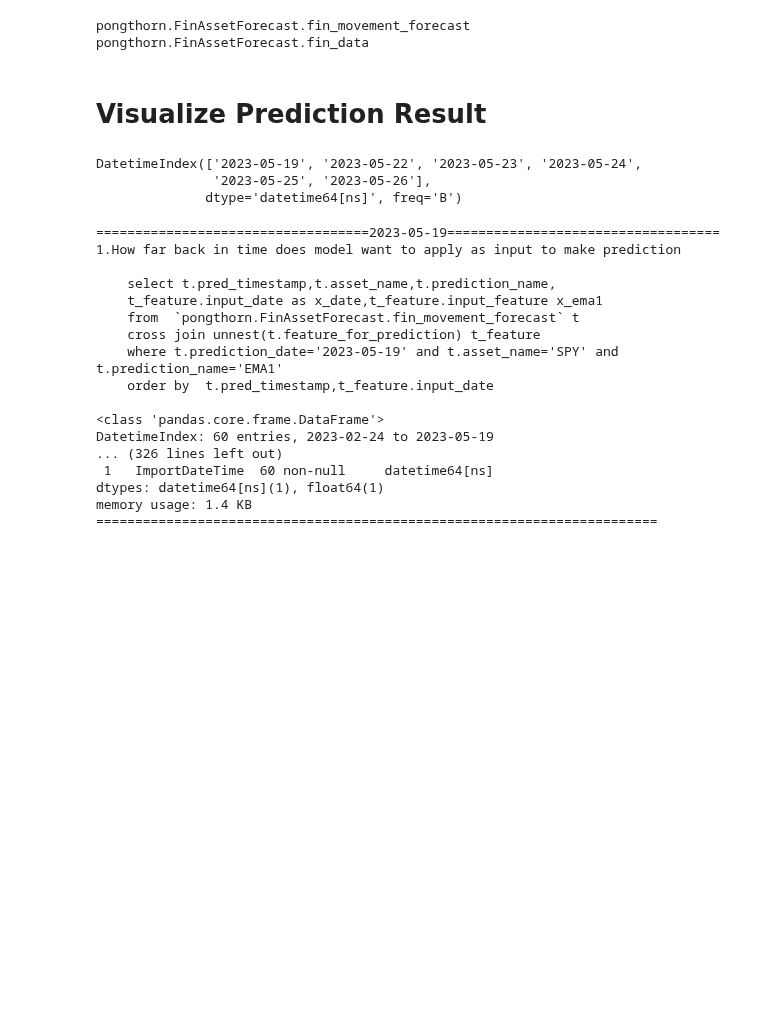
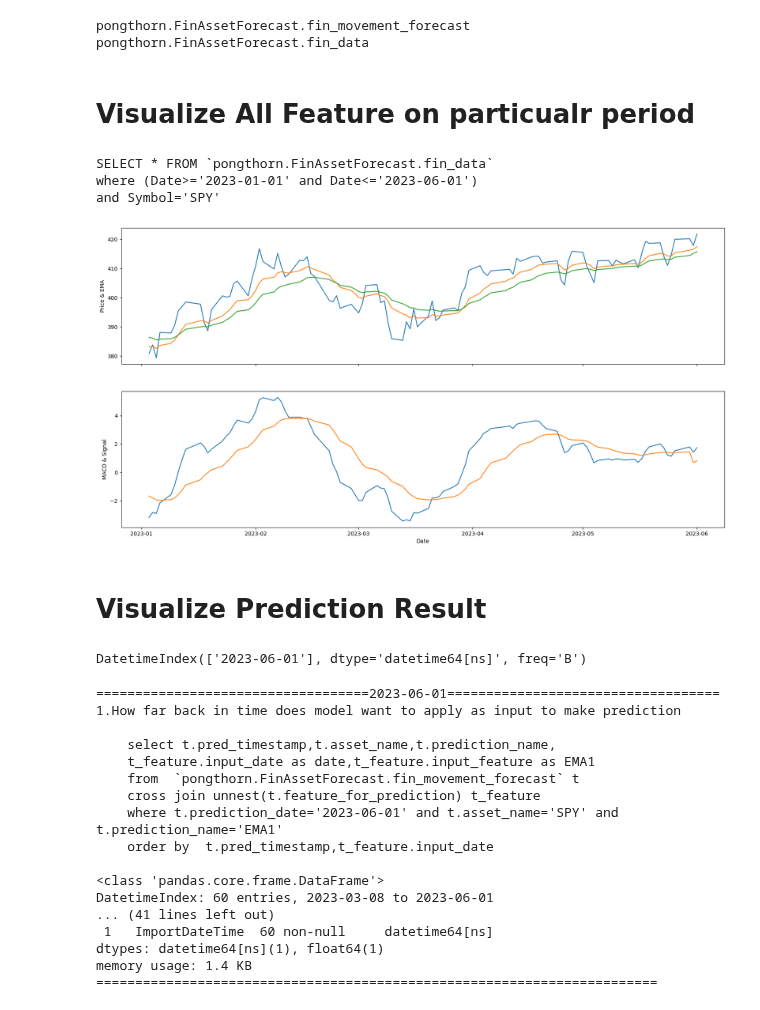
Before and after one commit to technqvi/TimeSeriesML-FinMarket, a Jupyter notebook: forecast-asset/visualize_forecast_result.ipynb, the cells around one changed output. Drawn from its saved outputs; the diff is of its cells as text; code cells hidden in the pictures; blank space fills up the shorter version.

```diff
--- a/forecast-asset/visualize_forecast_result.ipynb
+++ b/forecast-asset/visualize_forecast_result.ipynb
@@ -72,3 +69,34 @@ def load_data_bq(sql:str):
+# %% [markdown]
+# Visualize All Feature on particualr period
+# %%
+sqlData=f"""
+SELECT * FROM `pongthorn.FinAssetForecast.fin_data`
+where (Date>='{startPriceData}' and Date<='{endPriceData}')
+and Symbol='{asset_name}'
+"""
+print(sqlData)
+
+dfData=load_data_bq(sqlData)
+dfData=dfData.set_index('Date')
+dfData=dfData.sort_index()
+
+plt.subplots(2, 1, figsize = (20, 10),sharex=True)
+
+ax1 = plt.subplot(2, 1, 1)
+plt.plot(dfData.index,dfData[['Close','EMA1','EMA2']])
+plt.ylabel('Price & EMA')
+
+ax2 = plt.subplot(2, 1, 2)
+plt.plot(dfData.index,dfData[['MACD','SIGNAL']])
+plt.xlabel('Date')
+plt.ylabel('MACD & Signal')
+
+plt.show()
+# %% [output]
+SELECT * FROM `pongthorn.FinAssetForecast.fin_data`
+where (Date>='2023-01-01' and Date<='2023-06-01')
+and Symbol='SPY'
+[figure, added]
 # %%
 def get_forecasting_result_data(request):
 
@@ -146,37 +174,33 @@ def get_forecasting_result_data(request):
 # %% [markdown]
 # Visualize Prediction Result
 # %%
-startX='2023-05-19'
-endX='2023-05-26'
 dateRange=pd.date_range(start=startX,end=endX,freq='B')
 print(dateRange)
 # %% [output]
-DatetimeIndex(['2023-05-19', '2023-05-22', '2023-05-23', '2023-05-24',
-               '2023-05-25', '2023-05-26'],
-              dtype='datetime64[ns]', freq='B')
+DatetimeIndex(['2023-06-01'], dtype='datetime64[ns]', freq='B')
 # %%
 listDate =  [  d.strftime("%Y-%m-%d")  for d in dateRange.tolist()]
 dictData={}
 for d in listDate:
     print(f"==================================={d}===================================")
-    request={'start_date':d,'prediction_name':'EMA1','asset_name':'SPY'}
+    request={'start_date':d,'prediction_name':prediction,'asset_name':asset_name}
     data=get_forecasting_result_data(request)
     dictData[d]=data
     print(f"========================================================================")
 # %% [output]
-===================================2023-05-19===================================
+===================================2023-06-01===================================
 1.How far back in time does model want to apply as input to make prediction
 
     select t.pred_timestamp,t.asset_name,t.prediction_name,
-    t_feature.input_date as x_date,t_feature.input_feature x_ema1
+    t_feature.input_date as date,t_feature.input_feature as EMA1
     from  `pongthorn.FinAssetForecast.fin_movement_forecast` t
     cross join unnest(t.feature_for_prediction) t_feature
-    where t.prediction_date='2023-05-19' and t.asset_name='SPY' and t.prediction_name='EMA1'
+    where t.prediction_date='2023-06-01' and t.asset_name='SPY' and t.prediction_name='EMA1'
     order by  t.pred_timestamp,t_feature.input_date
 
 <class 'pandas.core.frame.DataFrame'>
-DatetimeIndex: 60 entries, 2023-02-24 to 2023-05-19
-... (326 lines left out)
+DatetimeIndex: 60 entries, 2023-03-08 to 2023-06-01
+... (41 lines left out)
  1   ImportDateTime  60 non-null     datetime64[ns]
 dtypes: datetime64[ns](1), float64(1)
 memory usage: 1.4 KB
```
Also changed, not shown: parts of 5 cells of this notebook, 9 other files.
